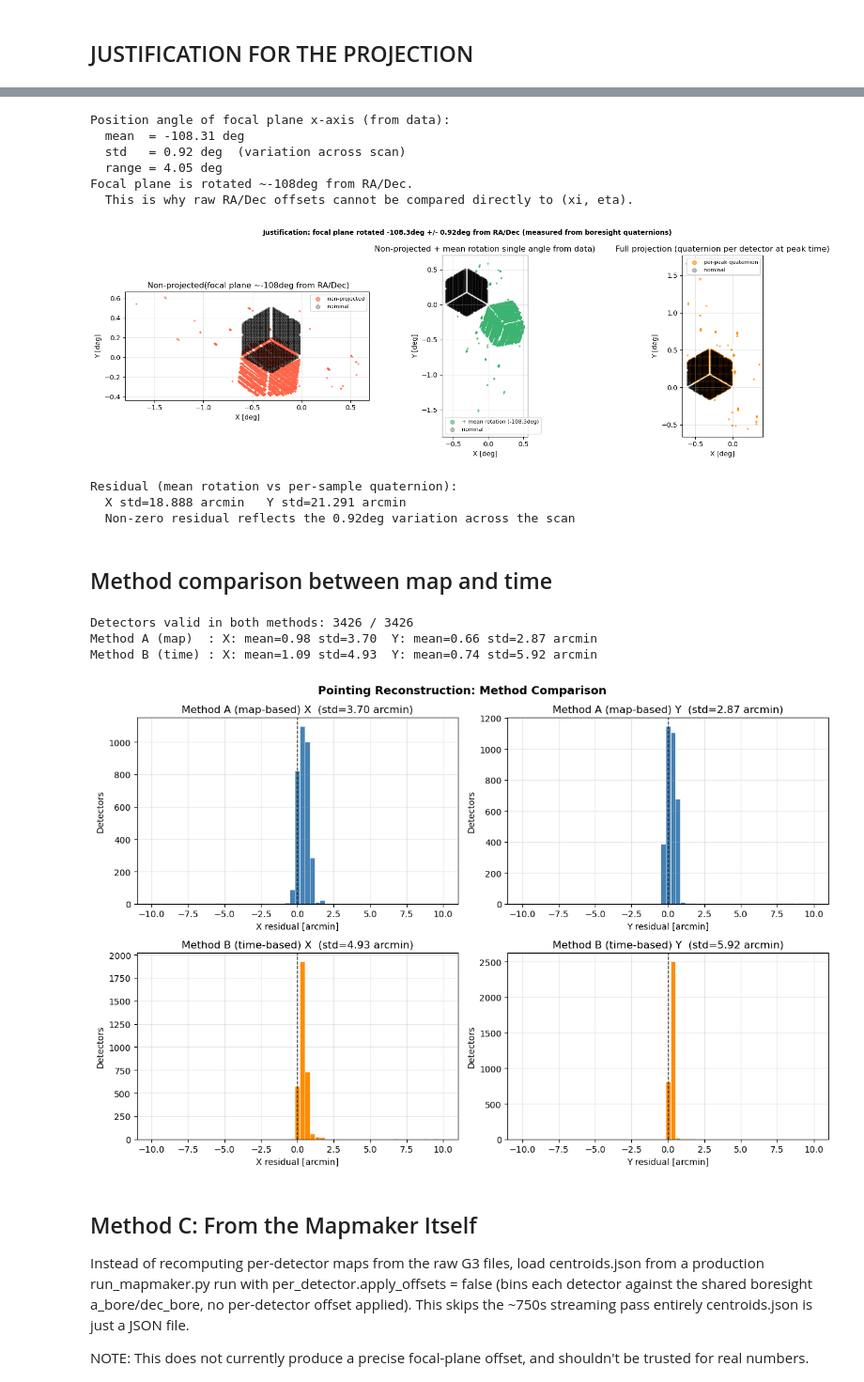
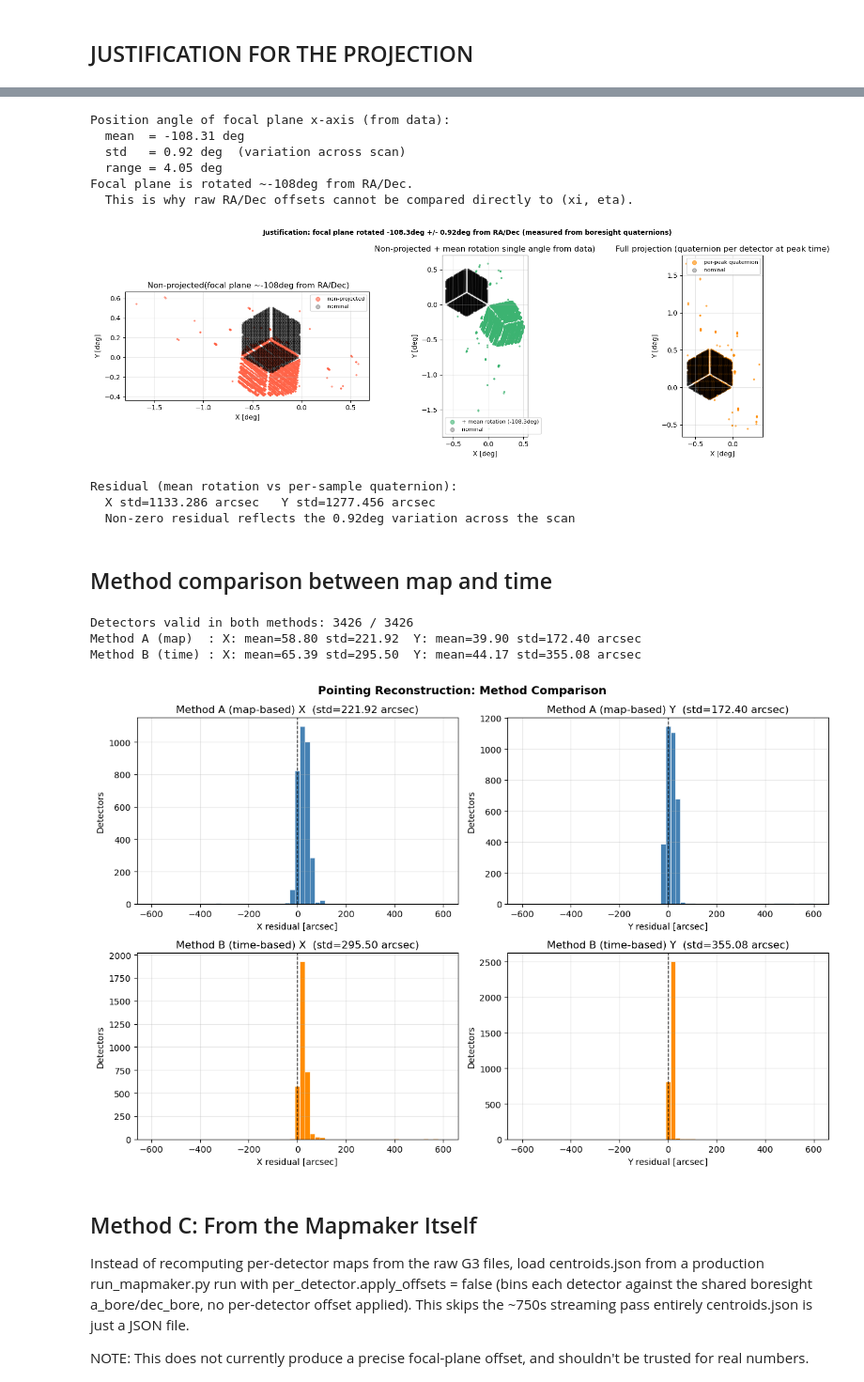
Before and after one commit to ccatobs/ql_mapmaker, a Jupyter notebook: ccat_mapmaker/notebooks/pointing_reconstruction.ipynb, the cells around one changed output, grey strips where cells are left out. Shown at 94% size. Saved outputs shown, nothing was run; the diff lists cells and outputs as text; code cells hidden in the pictures.

```diff
--- a/ccat_mapmaker/notebooks/pointing_reconstruction.ipynb
+++ b/ccat_mapmaker/notebooks/pointing_reconstruction.ipynb
@@ -582,8 +582,8 @@ Instead: reuse each detector's already-known coarse center (`gauss_x`/`gauss_y`)
 # %%
 FINE_HALFWIDTH_DEG = 0.05   # +-0.05 deg -> 0.1 deg window per detector
-FINE_RES_ARCMIN    = 0.1    # 10x finer than the coarse 1.0 arcmin grid
+FINE_RES_ARCSEC    = 6.0    # 10x finer than the coarse 60 arcsec grid
 
-fine_res_deg = FINE_RES_ARCMIN / 60.0
+fine_res_deg = FINE_RES_ARCSEC / 3600.0
 fine_edges_u, fine_edges_v = make_map_edges(
     ra0_deg=0.0, dec0_deg=0.0,
     xlen_deg=2 * FINE_HALFWIDTH_DEG, ylen_deg=2 * FINE_HALFWIDTH_DEG,
@@ -591,7 +591,7 @@ fine_edges_u, fine_edges_v = make_map_edges(
 )
 fine_ny = len(fine_edges_v) - 1
 fine_nx = len(fine_edges_u) - 1
-print(f'Fine window: {fine_ny} x {fine_nx} pixels at {FINE_RES_ARCMIN:.2f} arcmin/pixel, '
+print(f'Fine window: {fine_ny} x {fine_nx} pixels at {FINE_RES_ARCSEC:.1f} arcsec/pixel, '
       f'centered per-detector on its coarse Gaussian fit')
 
 # Only refine detectors that already have a usable coarse center
@@ -796,9 +797,9 @@ err_fine = np.sqrt(dx_fine**2 + dy_fine**2)
 vmax = np.percentile(err_fine, 95)
 sc = ax.scatter(nom_x_sel[fine_valid], nom_y_sel[fine_valid], c=err_fine, cmap='hot_r', s=8,
                 vmin=0, vmax=vmax)
-plt.colorbar(sc, ax=ax, label='|residual| [arcmin]')
+plt.colorbar(sc, ax=ax, label='|residual| [arcsec]')
 ax.set_title(f'Fine-Grid Residual Magnitude on Focal Plane\n'
-             f'rms={np.sqrt((dx_fine**2 + dy_fine**2).mean()):.3f} arcmin')
+             f'rms={np.sqrt((dx_fine**2 + dy_fine**2).mean()):.3f} arcsec')
 ax.set_xlabel('X [deg]'); ax.set_ylabel('Y [deg]')
 ax.set_aspect('equal'); ax.grid(alpha=0.3)
 plt.tight_layout()
@@ -811,9 +812,9 @@ for ax, vals, label in zip(axes, [dx_fine, dy_fine], ['X residual', 'Y residual'
     ax.hist(vals, bins=40, color='darkviolet', edgecolor='white', linewidth=0.5)
     ax.axvline(0,           color='k',   linestyle='--', linewidth=1)
     ax.axvline(vals.mean(), color='red', linestyle='-',  linewidth=1, label=f'mean={vals.mean():.3f}')
-    ax.set_xlabel(f'{label} [arcmin]')
+    ax.set_xlabel(f'{label} [arcsec]')
     ax.set_ylabel('Detectors')
-    ax.set_title(f'{label}  (mean={vals.mean():.3f}, std={vals.std():.3f} arcmin)')
+    ax.set_title(f'{label}  (mean={vals.mean():.3f}, std={vals.std():.3f} arcsec)')
     ax.grid(alpha=0.3)
     ax.legend(fontsize=8)
 fig.suptitle('Fine-Grid Residuals vs Ground Truth', fontsize=12, fontweight='bold')
@@ -843,7 +844,7 @@ def _fine_fit_window(j):
     # the local (window-relative) frame the fit actually ran in.
     local_x0 = fine_x[j] - refine_center_x[k]
     local_y0 = fine_y[j] - refine_center_y[k]
-    model = _gauss2d((XX, YY), fine_amp[j], local_x0, local_y0, fine_sigma[j] / 60.0, fine_bg[j])
+    model = _gauss2d((XX, YY), fine_amp[j], local_x0, local_y0, fine_sigma[j] / 3600.0, fine_bg[j])
     return win, model, xw, yw
 
 fine_resid_frac = np.full(n_sel, np.nan)
@@ -1207,10 +1209,10 @@ fig.suptitle(f"Justification: focal plane rotated {psi_deg.mean():.1f}deg +/- {p
 plt.tight_layout()
 plt.show()
 
-diff_x = (raw_x_rot - time_x[tb_valid]) * 60
-diff_y = (raw_y_rot - time_y[tb_valid]) * 60
+diff_x = (raw_x_rot - time_x[tb_valid]) * 3600
+diff_y = (raw_y_rot - time_y[tb_valid]) * 3600
 print(f"Residual (mean rotation vs per-sample quaternion):")
-print(f"  X std={diff_x.std():.3f} arcmin   Y std={diff_y.std():.3f} arcmin")
+print(f"  X std={diff_x.std():.3f} arcsec   Y std={diff_y.std():.3f} arcsec")
 print(f"  Non-zero residual reflects the {psi_deg.std():.2f}deg variation across the scan")
 # %% [output]
 Position angle of focal plane x-axis (from data):
@@ -1221,50 +1223,50 @@ Focal plane is rotated ~-108deg from RA/Dec.
   This is why raw RA/Dec offsets cannot be compared directly to (xi, eta).
 [figure]
 Residual (mean rotation vs per-sample quaternion):
-  X std=18.888 arcmin   Y std=21.291 arcmin
+  X std=1133.286 arcsec   Y std=1277.456 arcsec
   Non-zero residual reflects the 0.92deg variation across the scan
 # %% [markdown]
 ##  Method comparison between map and time
 # %%
 
 # Detectors valid in both methods
 both_valid = valid & tb_valid   # valid = from map-based (cell above); tb_valid = from time-based
 
-dx_map = (recon_x[both_valid] - nom_x_sel[both_valid]) * 60   # arcmin
-dy_map = (recon_y[both_valid] - nom_y_sel[both_valid]) * 60
-dx_tb2 = (time_x[both_valid]  - nom_x_sel[both_valid]) * 60
-dy_tb2 = (time_y[both_valid]  - nom_y_sel[both_valid]) * 60
+dx_map = (recon_x[both_valid] - nom_x_sel[both_valid]) * 3600   # arcsec
+dy_map = (recon_y[both_valid] - nom_y_sel[both_valid]) * 3600
+dx_tb2 = (time_x[both_valid]  - nom_x_sel[both_valid]) * 3600
+dy_tb2 = (time_y[both_valid]  - nom_y_sel[both_valid]) * 3600
 
 print(f'Detectors valid in both methods: {both_valid.sum()} / {n_sel}')
 print(f'Method A (map)  : X: mean={dx_map.mean():.2f} std={dx_map.std():.2f}  '
-      f'Y: mean={dy_map.mean():.2f} std={dy_map.std():.2f} arcmin')
+      f'Y: mean={dy_map.mean():.2f} std={dy_map.std():.2f} arcsec')
 print(f'Method B (time) : X: mean={dx_tb2.mean():.2f} std={dx_tb2.std():.2f}  '
-      f'Y: mean={dy_tb2.mean():.2f} std={dy_tb2.std():.2f} arcmin')
+      f'Y: mean={dy_tb2.mean():.2f} std={dy_tb2.std():.2f} arcsec')
 
 fig, axes = plt.subplots(2, 2, figsize=(12, 8))
-bins = np.linspace(-10, 10, 60)
+bins = np.linspace(-600, 600, 60)
 
 for row, (dx, dy, label, color) in enumerate([
     (dx_map, dy_map, 'Method A (map-based)',  'steelblue'),
     (dx_tb2, dy_tb2, 'Method B (time-based)', 'darkorange'),
 ]):
     for col, (vals, axis_label) in enumerate([(dx, 'X'), (dy, 'Y')]):
         ax = axes[row, col]
         ax.hist(vals, bins=bins, color=color, edgecolor='white', linewidth=0.4)
         ax.axvline(0, color='k', linestyle='--', linewidth=1)
-        ax.set_xlabel(f'{axis_label} residual [arcmin]')
+        ax.set_xlabel(f'{axis_label} residual [arcsec]')
         ax.set_ylabel('Detectors')
-        ax.set_title(f'{label} {axis_label}  (std={vals.std():.2f} arcmin)')
+        ax.set_title(f'{label} {axis_label}  (std={vals.std():.2f} arcsec)')
         ax.grid(alpha=0.3)
 #
 fig.suptitle('Pointing Reconstruction: Method Comparison', fontsize=13, fontweight='bold')
 plt.tight_layout()
 plt.show()
 # %% [output]
 Detectors valid in both methods: 3426 / 3426
-Method A (map)  : X: mean=0.98 std=3.70  Y: mean=0.66 std=2.87 arcmin
-Method B (time) : X: mean=1.09 std=4.93  Y: mean=0.74 std=5.92 arcmin
+Method A (map)  : X: mean=58.80 std=221.92  Y: mean=39.90 std=172.40 arcsec
+Method B (time) : X: mean=65.39 std=295.50  Y: mean=44.17 std=355.08 arcsec
-[figure, old version]
+[figure, new version]
 # %% [markdown]
 ## Method C: From the Mapmaker Itself
 
```
Also changed, not shown: parts of 23 cells of this notebook, 4 other files.
